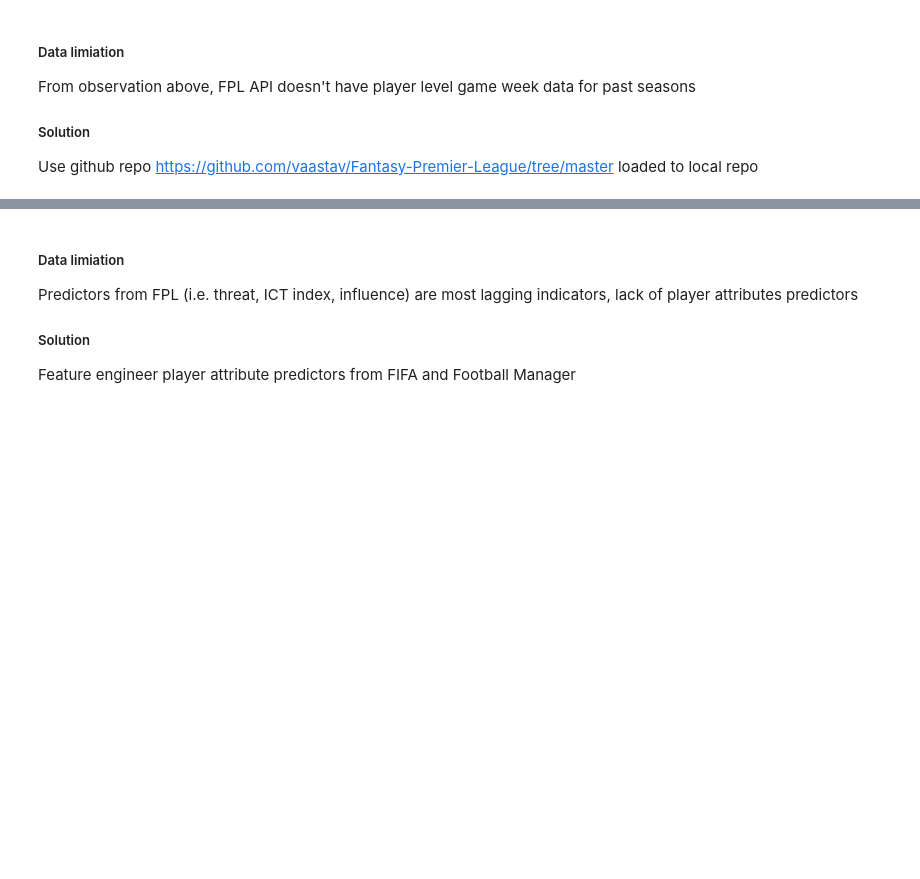
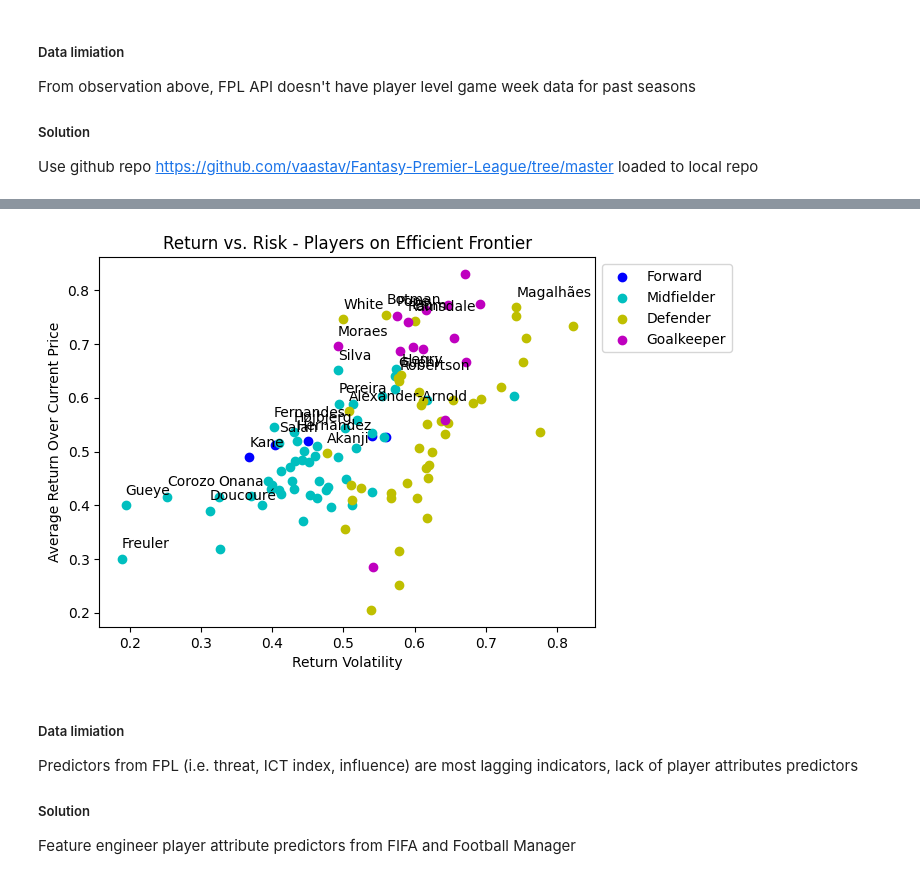
Before and after one commit to Willyiam723/fpl, a Jupyter notebook: main.ipynb, the cells around one changed output, grey strips where cells are left out. Drawn from its saved outputs; the diff is of its cells as text; code cells hidden in the pictures; blank space fills up the shorter version.

```diff
--- a/main.ipynb
+++ b/main.ipynb
@@ -159,13 +155,17 @@ def getMasterDataFrame(seasons):
 
         if i == 0:
             df_master = pd.read_csv(file, encoding=encoding)
+            df_master['season'] = season
         else:
             df_temp = pd.read_csv(file, encoding=encoding)
+            df_temp['season'] = season
             df_master = pd.concat([df_master, df_temp], ignore_index=True)
     return df_master
 # %%
 # retrieve player master dataframe by specifying seasons intended to pull
 # i.e. to pull player data for season 22/23, assign seasons = ['2022-23']
-seasons = ['2022-23', '2021-22', '2020-21', '2019-20', '2018-19', '2017-18', '2016-17']
+seasons = ['2022-23', '2021-22', '2020-21']
 
 df_master = getMasterDataFrame(seasons)
+
+df_master = df_master.merge(df_elements_short[['name','selected_by_percent', 'now_cost']], on='name', how='right')
@@ -181,0 +184,13 @@ df_master.head()
+# %%
+# calculate efficient frontier
+df_efficient_frontier = df_master[['name', 'team', 'element', 'total_points', 'season', 'now_cost']]
+df_efficient_frontier['points_return'] = df_efficient_frontier['total_points'] / df_efficient_frontier['now_cost']
+df_std = df_efficient_frontier.groupby(['name', 'team'])['points_return'].std().reset_index()
+df_std = df_std.rename(columns={df_std.columns[0]: 'name', df_std.columns[1]: 'team', df_std.columns[2]: 'pts_rt_std'})
+df_rt = df_efficient_frontier.groupby(['name', 'team'])['points_return'].mean().reset_index()
+df_rt = df_rt.rename(columns={df_rt.columns[0]: 'name', df_rt.columns[1]: 'team', df_rt.columns[2]: 'ave_pts_rt'})
+df_eft = df_rt.merge(df_std, on=['name', 'team'], how='left')
+df_eft['adj_pts_rt'] = df_eft['ave_pts_rt'] / df_eft['pts_rt_std']
+df_eft = df_eft.merge(df_elements_short[['name', 'team', 'position', 'selected_by_percent', 'now_cost']], on=['name', 'team'], how='right')
+df_eft = df_eft.sort_values(by=['adj_pts_rt'], ascending=False)
+df_eft.head(20)
@@ -182,3 +215,25 @@ df_master.head()
+# %%
+colors = {'Forward': 'b', 'Midfielder': 'c', 'Defender': 'y', 'Goalkeeper': 'm'}
+
+for i, position in enumerate(colors.keys()):
+
+    df = df_eft[df_eft['position'] == position]
+    x = list(df['pts_rt_std'])
+    y = list(df['ave_pts_rt'])
+    plt.scatter(x, y, color=colors[position])
+    for j, player in enumerate(df['name']):
+        if float(list(df['adj_pts_rt'])[j]) >= df['adj_pts_rt'].quantile(0.8):
+            plt.annotate(player.split(' ')[-1], (x[j], y[j] + 0.02))
+
+plt.legend(colors.keys(),
+           bbox_to_anchor=(1 , 1),
+           ncol=1)
+plt.title('Return vs. Risk - Players on Efficient Frontier')
+plt.xlabel('Return Volatility')
+plt.ylabel('Average Return Over Current Price')
+plt.show()
+# %% [output]
+[figure, added]
 # %% [markdown]
 ##### Data limiation
 Predictors from FPL (i.e. threat, ICT index, influence) are most lagging indicators, lack of player attributes predictors
```
Also changed, not shown: parts of 9 cells of this notebook.
